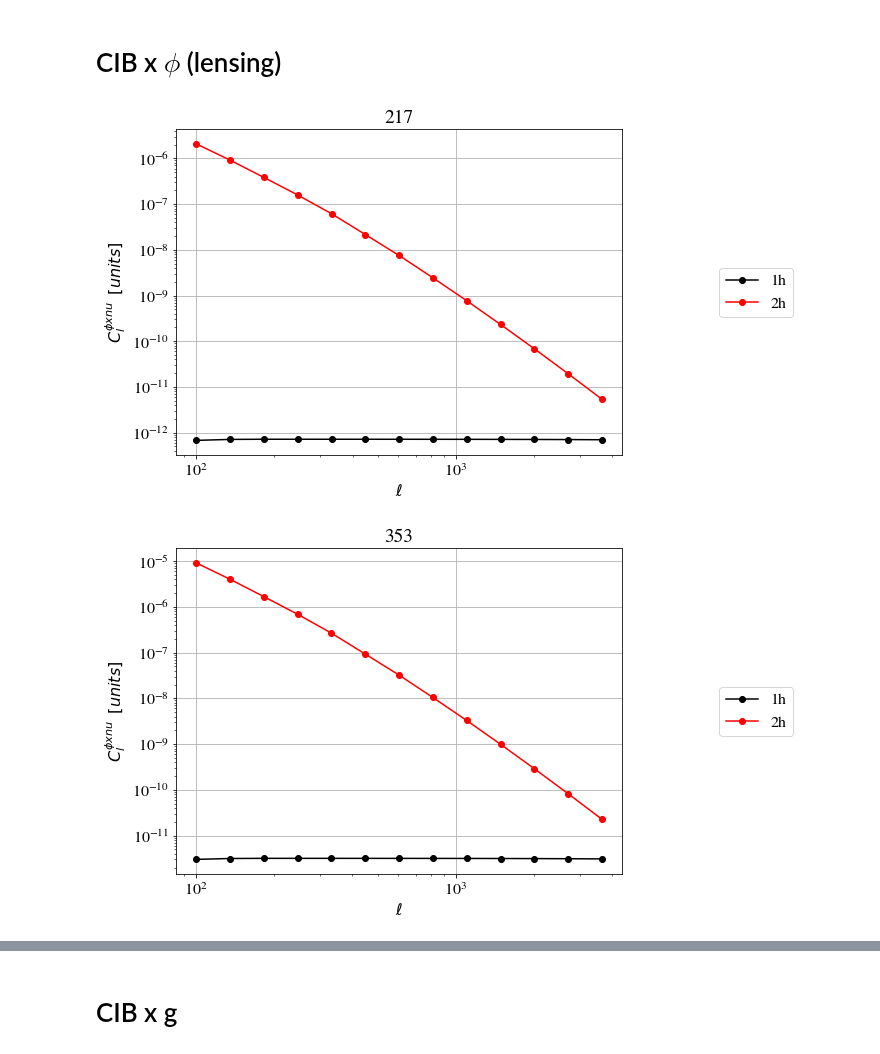
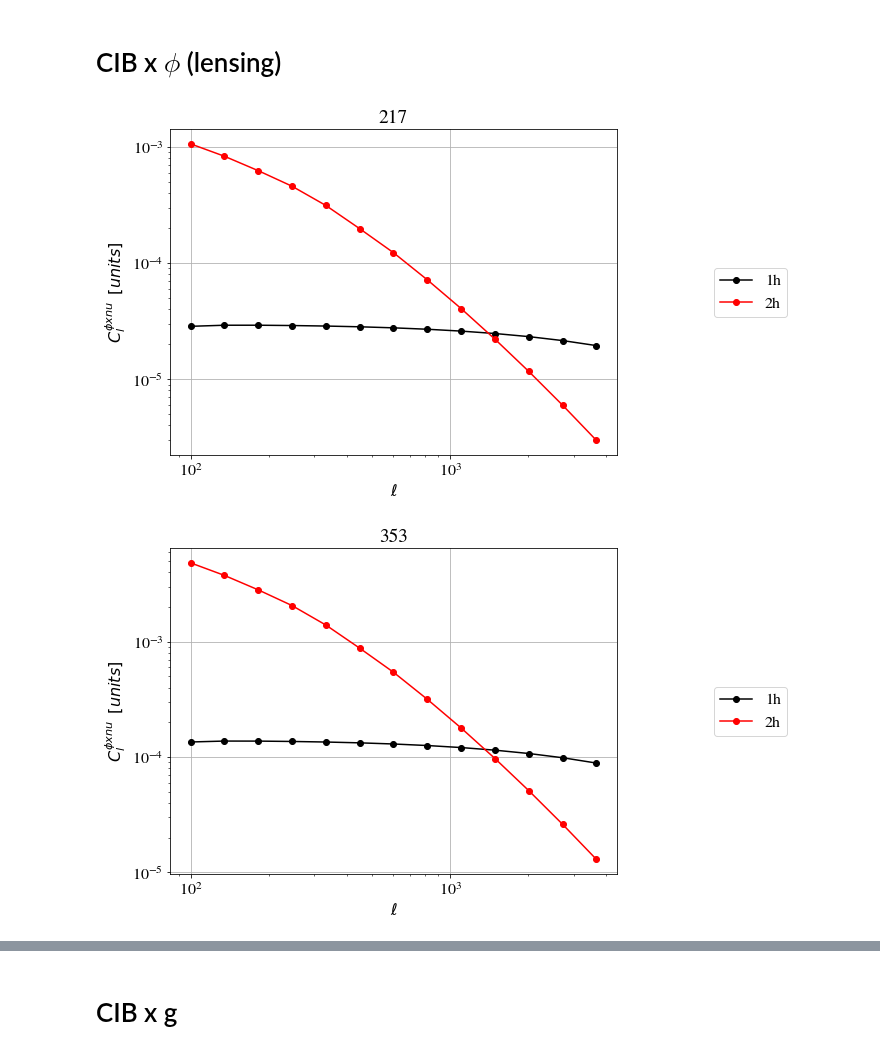
Before and after one commit to CLASS-SZ/class_sz, a Jupyter notebook: notebooks/class_sz_plots_and_tutorial.ipynb, the cells around one changed output, grey strips where cells are left out. Saved outputs shown, nothing was run; the diff lists cells and outputs as text; code cells hidden in the pictures.

```diff
--- a/notebooks/class_sz_plots_and_tutorial.ipynb
+++ b/notebooks/class_sz_plots_and_tutorial.ipynb
@@ -341,18 +357,18 @@ M.empty()
 # %%
 for kk in cl_lens_cib.keys():
     fig = plt.figure()
     plt.title(kk)
     plt.xlabel(r"$\ell$")
     plt.ylabel(r"$C_l^{\phi xnu} \,\,\, [units]$")
 
     plt.grid()
     #
     cl = cl_lens_cib[kk]
-    fac = np.asarray(cl['ell'])*(np.asarray(cl['ell'])+1.)/2./np.pi
+    fac = 1.#np.asarray(cl['ell'])*(np.asarray(cl['ell'])+1.)/2./np.pi
 
     plt.loglog(cl['ell'],np.asarray(cl['1h'])/fac,'k-',marker='o',label=r'1h')
     plt.loglog(cl['ell'],np.asarray(cl['2h'])/fac,'r-',marker='o',label=r'2h')
     plt.legend(loc='right',bbox_to_anchor=(1.4, 0.5))
 # %% [output]
-[figure, old version]
+[figure, new version]
-[figure, old version]
+[figure, new version]
```
Also changed, not shown: parts of 34 cells of this notebook, 9 other files.
